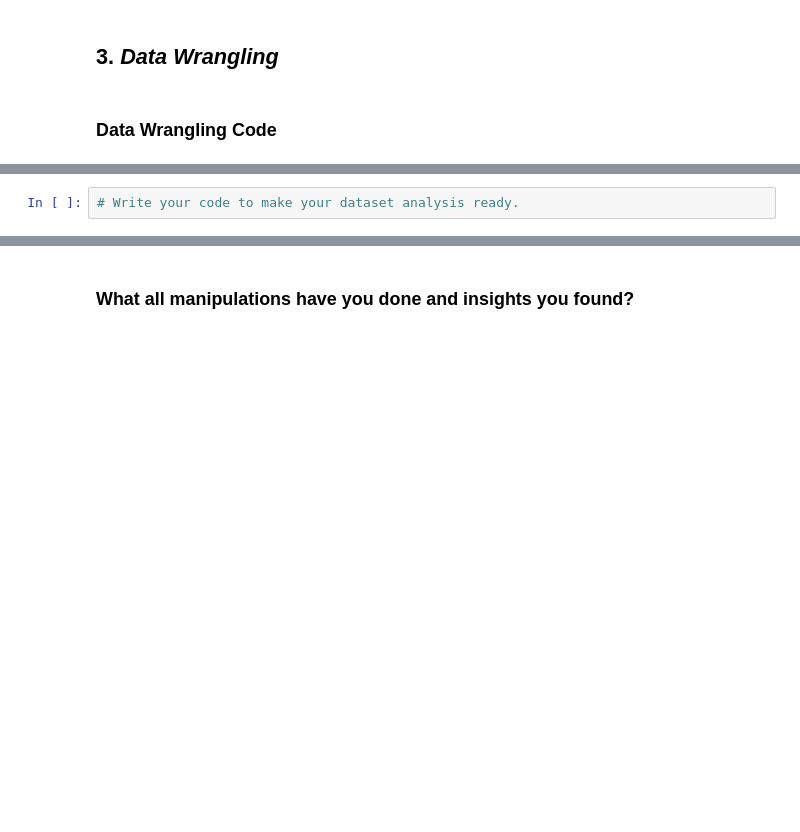
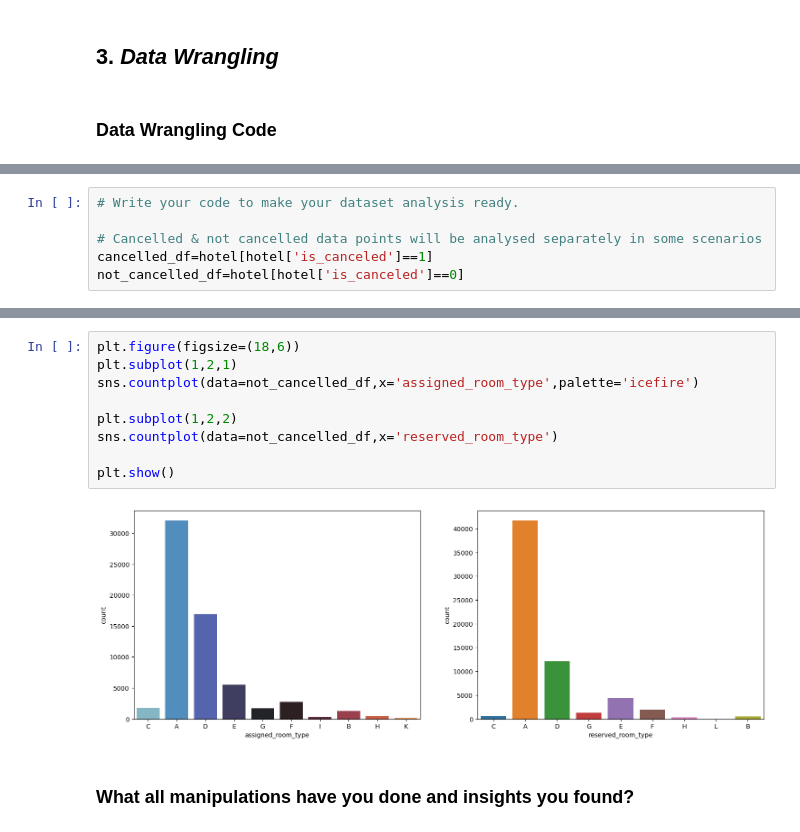
Before and after one commit to lakshay170/hotel_capstone, a Jupyter notebook: Hotel_Capstone.ipynb, the cells around one changed output, grey strips where cells are left out. Drawn from its saved outputs; the diff is of its cells as text; blank space fills up the shorter version.

```diff
--- a/Hotel_Capstone.ipynb
+++ b/Hotel_Capstone.ipynb
@@ -572,2 +569,6 @@ hotel.shape
 # %%
 # Write your code to make your dataset analysis ready.
+
+# Cancelled & not cancelled data points will be analysed separately in some scenarios
+cancelled_df=hotel[hotel['is_canceled']==1]
+not_cancelled_df=hotel[hotel['is_canceled']==0]
@@ -574,3 +608,14 @@ hotel.shape
+# %%
+plt.figure(figsize=(18,6))
+plt.subplot(1,2,1)
+sns.countplot(data=not_cancelled_df,x='assigned_room_type',palette='icefire')
+
+plt.subplot(1,2,2)
+sns.countplot(data=not_cancelled_df,x='reserved_room_type')
+
+plt.show()
+# %% [output]
+[figure, added]
 # %% [markdown]
 ### What all manipulations have you done and insights you found?
 # %% [markdown]
```
Also changed, not shown: parts of 78 cells of this notebook.
